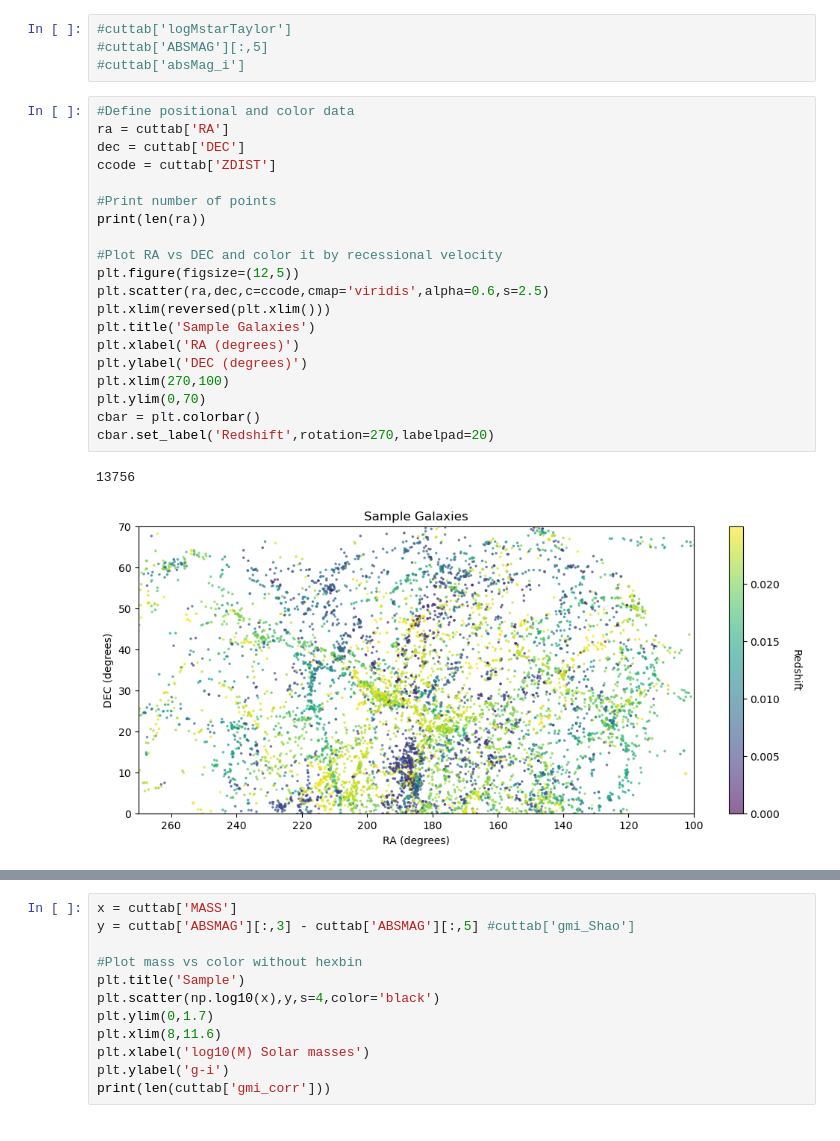
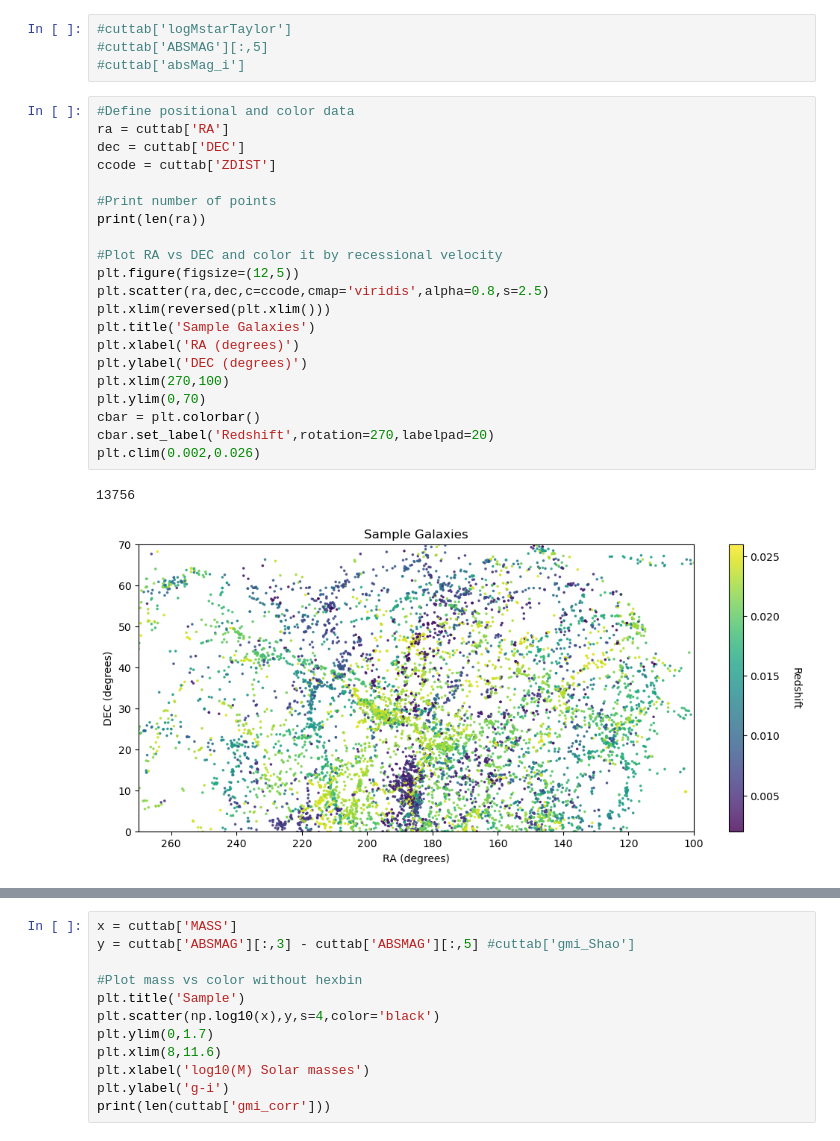
Before and after one commit to EvanBarkus/WISESize_Project, a Jupyter notebook: StudentFigure.ipynb, the cells around one changed output, grey strips where cells are left out. Cells and saved outputs as stored; diff of their text form.

```diff
--- a/StudentFigure.ipynb
+++ b/StudentFigure.ipynb
@@ -60,26 +60,27 @@ cuttab.columns
 # %%
 #Define positional and color data
 ra = cuttab['RA']
 dec = cuttab['DEC']
 ccode = cuttab['ZDIST']
 
 #Print number of points
 print(len(ra))
 
 #Plot RA vs DEC and color it by recessional velocity
 plt.figure(figsize=(12,5))
-plt.scatter(ra,dec,c=ccode,cmap='viridis',alpha=0.6,s=2.5)
+plt.scatter(ra,dec,c=ccode,cmap='viridis',alpha=0.8,s=2.5)
 plt.xlim(reversed(plt.xlim()))
 plt.title('Sample Galaxies')
 plt.xlabel('RA (degrees)')
 plt.ylabel('DEC (degrees)')
 plt.xlim(270,100)
 plt.ylim(0,70)
 cbar = plt.colorbar()
 cbar.set_label('Redshift',rotation=270,labelpad=20)
+plt.clim(0.002,0.026)
 # %% [output]
 13756
-[figure, old version]
+[figure, new version]
 # %%
 x1 = cuttab['MASS']
 y1 = cuttab['ABSMAG'][:,3] - cuttab['ABSMAG'][:,5] #g-i magnitudes, FNUGRIZ- G[:,3] & I[:,5]
```
Also changed, not shown: parts of 5 cells of this notebook.
